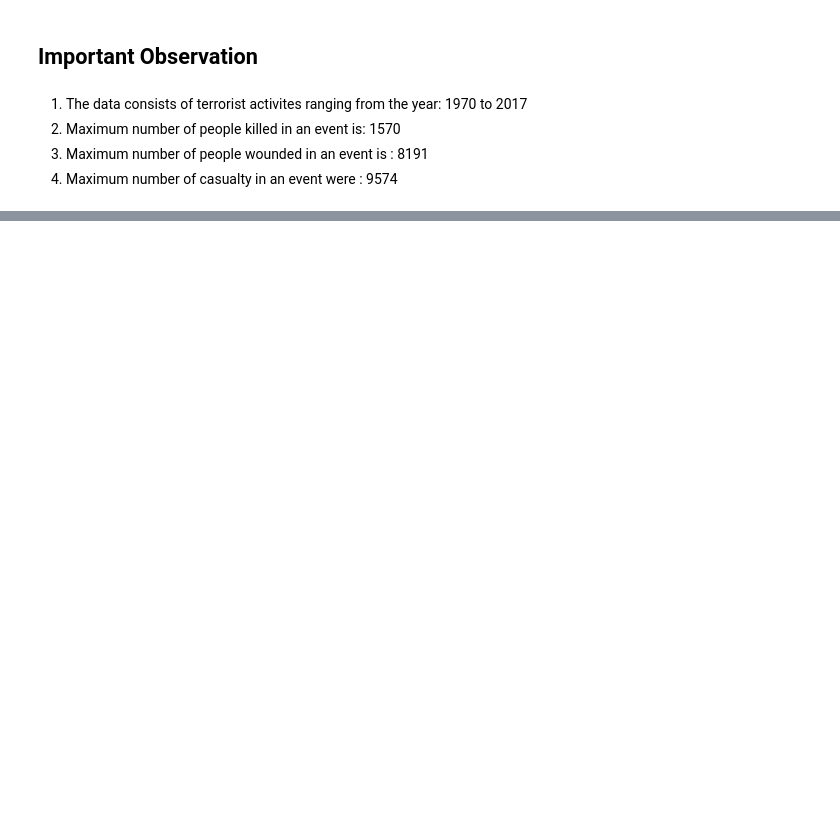
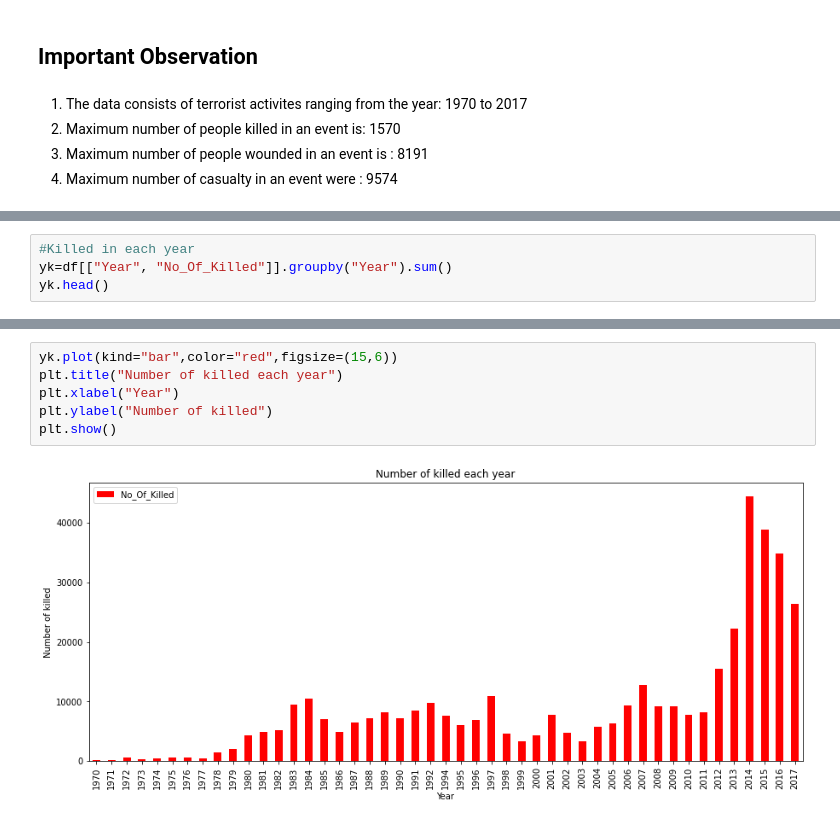
Before and after one commit to Pawan-kumar-Singh/Global-Terrorism, a Jupyter notebook: Global_Terrorism_Analysis_Capstone_Project.ipynb, the cells around one changed output, grey strips where cells are left out. Cells and saved outputs as stored; diff of their text form; blank space fills up the shorter version.

```diff
--- a/Global_Terrorism_Analysis_Capstone_Project.ipynb
+++ b/Global_Terrorism_Analysis_Capstone_Project.ipynb
@@ -171,0 +210,4 @@ df.describe()
+# %%
+#Killed in each year
+yk=df[["Year", "No_Of_Killed"]].groupby("Year").sum()
+yk.head()
@@ -171,0 +222,8 @@ df.describe()
+# %%
+yk.plot(kind="bar",color="red",figsize=(15,6))
+plt.title("Number of killed each year")
+plt.xlabel("Year")
+plt.ylabel("Number of killed")
+plt.show()
+# %% [output]
+[figure, added]
```
Also changed, not shown: parts of 16 cells of this notebook.
